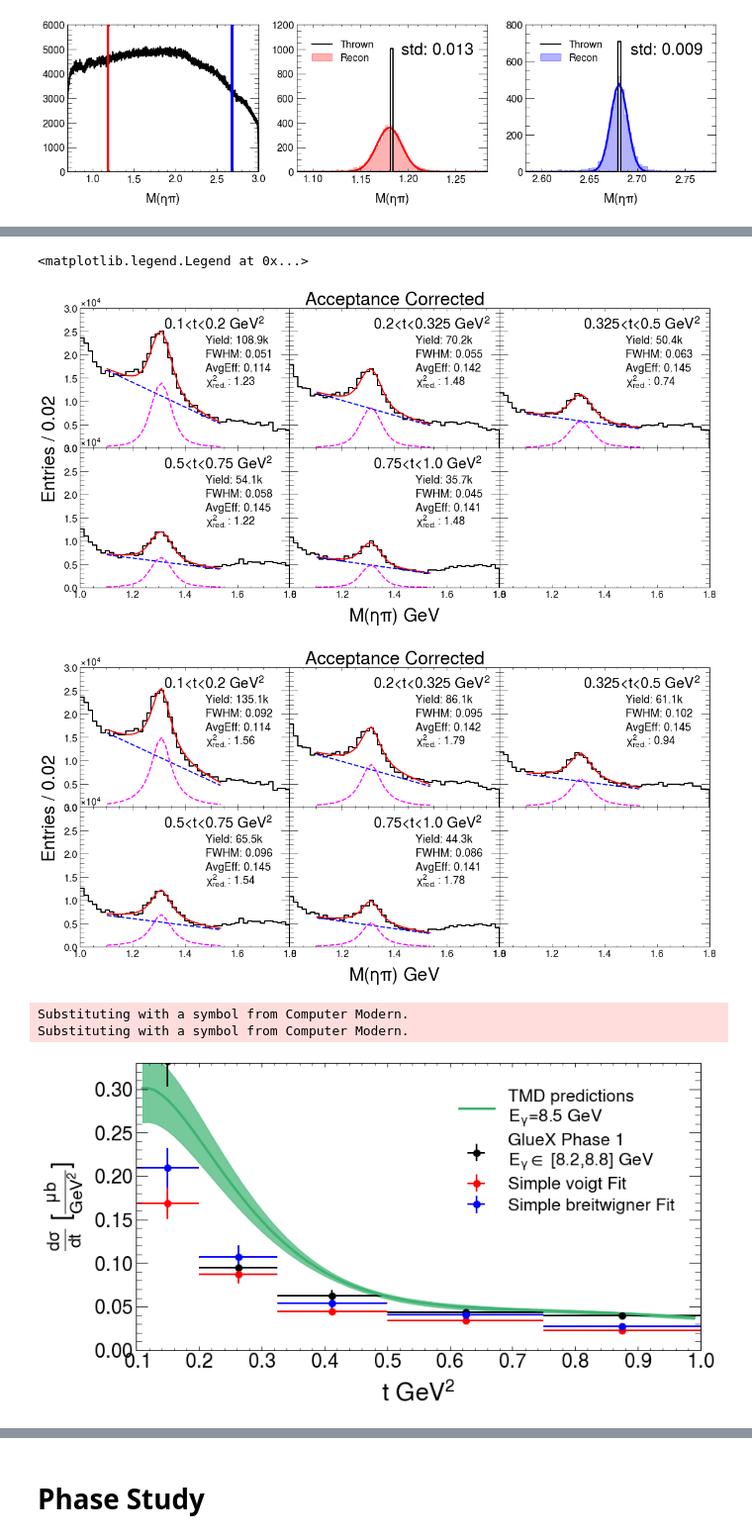
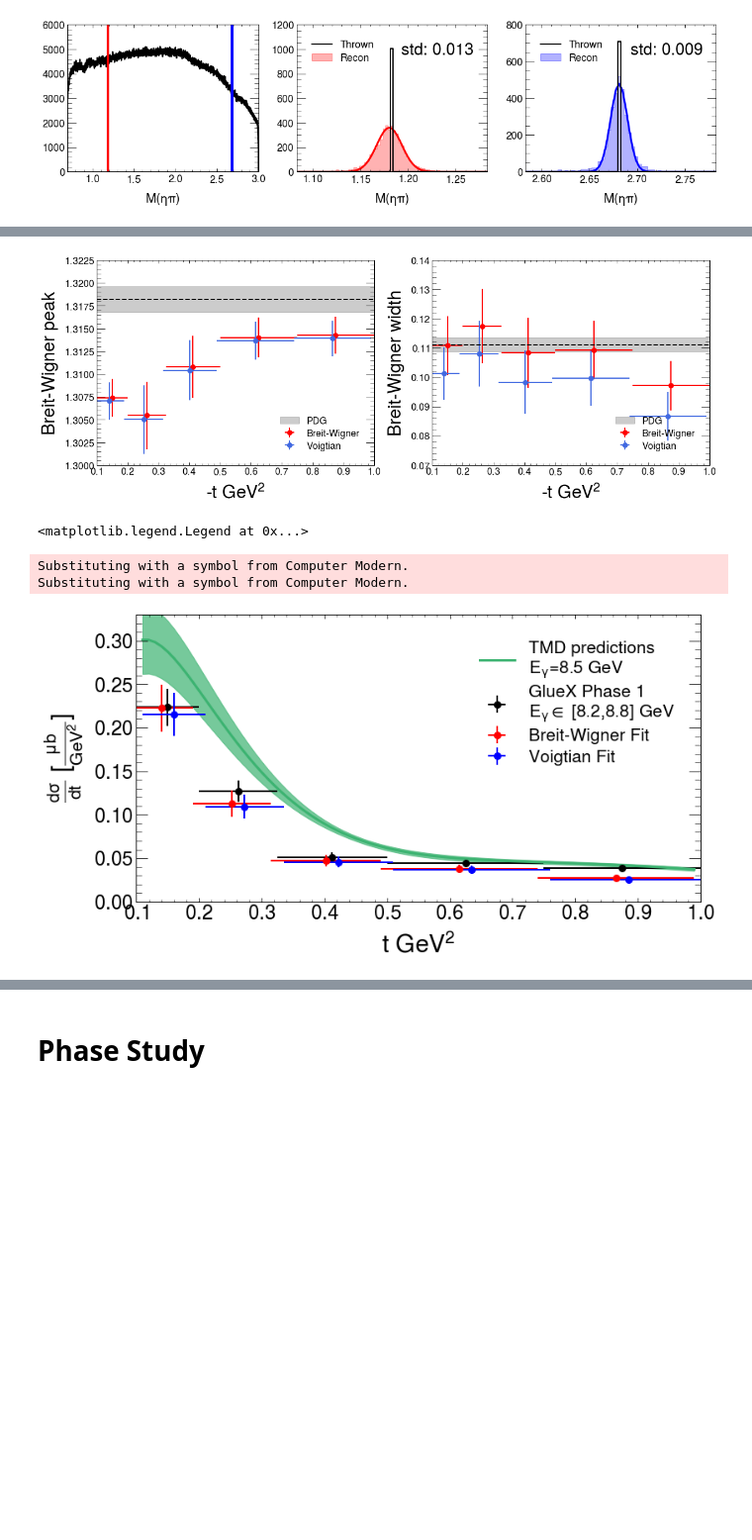
Before and after one commit to lan13005/EtaPi-Analysis, a Jupyter notebook: study_pwa/jupyter_plotting/plotter.ipynb, the cells around one changed output, grey strips where cells are left out. Shown at 99% size. Saved outputs shown, nothing was run; the diff lists cells and outputs as text; code cells hidden in the pictures; blank space fills up the shorter version.

```diff
--- a/study_pwa/jupyter_plotting/plotter.ipynb
+++ b/study_pwa/jupyter_plotting/plotter.ipynb
@@ -1394,17 +1396,17 @@ phase1 polarized flux: 9.367e+13
 #     "/d/grid17/ln16/dselector_v3/study_pwa/jupyter_plotting/fitResults/075100/"
 # ]
 
-SDDp_waveInts_ts, SDDp_waveIntErrs_ts, DDp_total = loadFitFractions(bestFiles)
+waveInts_ts, waveIntErrs_ts, totals = loadFitFractions(bestFiles)
 # %%
 ## YIELDS
-###### DDp_total of around 450k is about the right number if we manually acceptance correct the yield in t=010020 range. Can look at
+###### totals of around 450k is about the right number if we manually acceptance correct the yield in t=010020 range. Can look at
 ############# drawAmptoolsVar.C program
-accCorrected_D=SDDp_waveInts_ts["D"]*DDp_total
-accCorrectedErr_D=SDDp_waveIntErrs_ts["D"]*DDp_total
-accCorrected_Dpos=np.array([v for k,v in SDDp_waveInts_ts.items() if k[0]=="D" and k[-1]=="+"]).sum(axis=0)*DDp_total
-accCorrectedErr_Dpos=np.sqrt(np.power(np.array([v for k,v in SDDp_waveIntErrs_ts.items() if k[0]=="D" and k[-1]=="+"]),2).sum(axis=0))*DDp_total
-accCorrected_Dneg=np.array([v for k,v in SDDp_waveInts_ts.items() if k[0]=="D" and k[-1]=="-"]).sum(axis=0)*DDp_total
-accCorrectedErr_Dneg=np.sqrt(np.power(np.array([v for k,v in SDDp_waveIntErrs_ts.items() if k[0]=="D" and k[-1]=="-"]),2).sum(axis=0))*DDp_total
+accCorrected_D=waveInts_ts["D"]*totals
+accCorrectedErr_D=waveIntErrs_ts["D"]*totals
+accCorrected_Dpos=np.array([v for k,v in waveInts_ts.items() if k[0]=="D" and k[-1]=="+"]).sum(axis=0)*totals
+accCorrectedErr_Dpos=np.sqrt(np.power(np.array([v for k,v in waveIntErrs_ts.items() if k[0]=="D" and k[-1]=="+"]),2).sum(axis=0))*totals
+accCorrected_Dneg=np.array([v for k,v in waveInts_ts.items() if k[0]=="D" and k[-1]=="-"]).sum(axis=0)*totals
+accCorrectedErr_Dneg=np.sqrt(np.power(np.array([v for k,v in waveIntErrs_ts.items() if k[0]=="D" and k[-1]=="-"]),2).sum(axis=0))*totals
 
 ### CALCULATE CROSS SECTION
 ## Polarized flux basically no error bars
@@ -1753,53 +1679,80 @@ def fitMass(sigDistribtution):
+# %%
+simple_fit_results=pd.read_csv("/d/grid17/ln16/dselector_v3/study_pwa/simple_fits/yields.txt",delimiter='\t')
+assert(np.prod(simple_fit_results.fitstatus=="OK"))
+# %%
+fig,axes=plt.subplots(1,2,figsize=(16,6))
+
+pdg=[1.3177,0.1111] # a2 mass, a2 width
+pdg_err=[0.0014,0.0024]
+
+terr=[0.05,0.0625,0.0875,0.125,0.125]
+for i,var in enumerate(["peak","width"]):
+    axes[i].errorbar(simple_fit_results[simple_fit_results.form=="bw"].t,
+                 simple_fit_results[simple_fit_results.form=="bw"][var],
+                 yerr=simple_fit_results[simple_fit_results.form=="bw"][var+"_err"],
+                 xerr=terr,fmt='o',c="red",label="Breit-Wigner")
+    axes[i].errorbar(simple_fit_results[simple_fit_results.form=="voigt"].t-0.01,
+                 simple_fit_results[simple_fit_results.form=="voigt"][var],
+                 yerr=simple_fit_results[simple_fit_results.form=="voigt"][var+"_err"],
+                 xerr=terr, fmt='o',c="royalblue",label="Voigtian")
+
+    axes[i].axhline(pdgs[i],linestyle='--',c='black')
+    axes[i].axhspan(pdgs[i]-pdg_err[i],pdgs[i]+pdg_err[i],alpha=0.4,color='gray',label="PDG")
+    axes[i].legend(loc=4)
+    axes[i].set_xlim(0.1,1.0)
+    axes[i].set_ylabel("Breit-Wigner "+var,size=30)
+    axes[i].set_xlabel(r"-t $GeV^{2}$",size=30)
+plt.tight_layout()
+# %% [output]
+[figure, added]
 # %%
 ## Polarized flux basically no error bars
-simpleFits=[voigtFit_corrected_yields,bwFit_corrected_yields]
-simpleFitErrs=[voigtFit_corrected_yield_errs,bwFit_corrected_yield_errs]
-dists=["voigt","breitwigner"]
+dists=["bw","voigt"]
+distsPretty=["Breit-Wigner","Voigtian"]
 
 cs={}
 csErrs={}
-for simpleFit_crossSection, simpleFit_crossSectionErr,dist in zip(simpleFits,simpleFitErrs,dists):
-    simpleFit_corrected_yields, simpleFit_corrected_yield_errs = fitMass(dist)
+for dist,distPretty in zip(dists,distsPretty):
+    simpleFit_corrected_yields=simple_fit_results[simple_fit_results.form==dist].nsig
+    simpleFit_corrected_yield_errs=simple_fit_results[simple_fit_results.form==dist].nsig_err
     simpleFit_crossSection=simpleFit_corrected_yields/phase1_polarized_flux/target/a2FullReact_br[0]/tBinWidths
     simpleFit_crossSectionErr=simpleFit_crossSection*np.sqrt(
         (simpleFit_corrected_yield_errs/simpleFit_corrected_yields)*(simpleFit_corrected_yield_errs/simpleFit_corrected_yields)+
         (a2FullReact_br[1]/a2FullReact_br[0])*(a2FullReact_br[1]/a2FullReact_br[0])
                                         )
     # nb to microbarns
     simpleFit_crossSection/=1000
     simpleFit_crossSectionErr/=1000
 
     cs[dist]=simpleFit_crossSection
     csErrs[dist]=simpleFit_crossSectionErr
 
-
 fig,axes=plt.subplots(1,1,figsize=(12,6))
 
 arbitraryFactor=1
 axes.errorbar(midts,crossSection,fmt='o',xerr=xerrs,yerr=crossSectionErr,c='black',
                  label="GlueX Phase 1\n$E_{\gamma}\in$ [8.2,8.8] GeV")
-for dist,color in zip(dists,['red','blue']):
-    axes.errorbar(midts,cs[dist],fmt='o',xerr=xerrs,yerr=csErrs[dist],c=color,
-                     label="Simple "+dist+" Fit")
+for dist,distPretty,color in zip(dists,distsPretty,['red','blue']):
+    shift = -0.01 if dist=="bw" else 0.01
+    axes.errorbar(midts+shift,cs[dist],fmt='o',xerr=xerrs,yerr=csErrs[dist],c=color,
+                     label=distPretty+" Fit")
 axes.set_xlabel(r"t $GeV^2$",size=30)
 axes.set_ylabel(r"$\frac{d\sigma}{dt}$ [$\frac{\mu b}{GeV^2}$]",size=30)
 axes.plot(crossSection_theory["t"],crossSection_theory["cs"]/arbitraryFactor,c="mediumseagreen",linewidth=3,
              label="TMD predictions\n$E_{\gamma}$=8.5 GeV")
 axes.fill_between(crossSection_theory["t"],
                       (crossSection_theory["cs"]-crossSection_theory["cs_low_err"])/arbitraryFactor,
                       (crossSection_theory["cs"]+crossSection_theory["cs_up_err"])/arbitraryFactor,
                       color="mediumseagreen",alpha=0.7)
 axes.tick_params(axis='both',labelsize=24)
-axes.set_xlim(0.1)
+axes.set_xlim(0.1,1.0)
 axes.set_ylim(0,0.33)
 axes.ticklabel_format(style='plain')
 axes.legend(prop={"size":21})
 # plt.savefig("a2_xsec_m104180.pdf")
 # %% [output]
 <matplotlib.legend.Legend at 0x...>
+Substituting with a symbol from Computer Modern.
+Substituting with a symbol from Computer Modern.
-[figure, old version]
+[figure, new version]
-[figure, removed]
-Substituting with a symbol from Computer Modern.
-Substituting with a symbol from Computer Modern.
-[figure, removed]
 # %%
```
Also changed, not shown: parts of 17 cells of this notebook, 11 other files.
